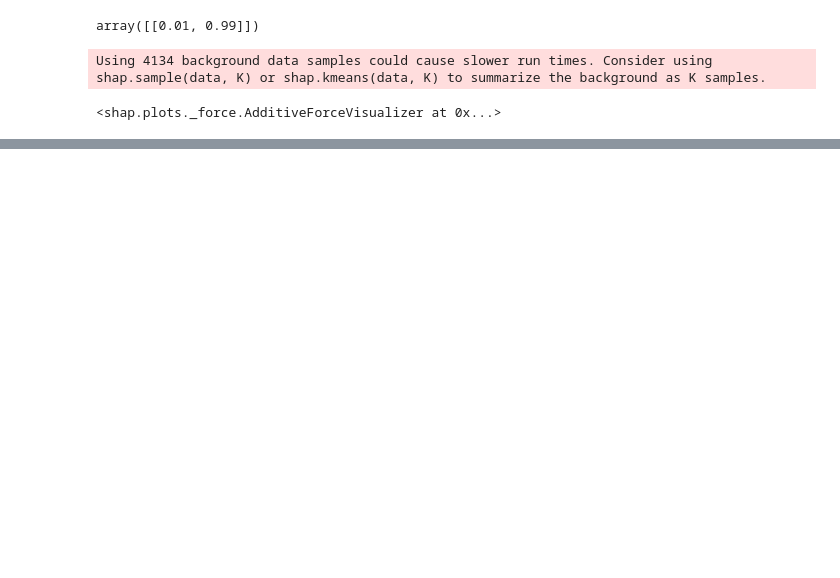
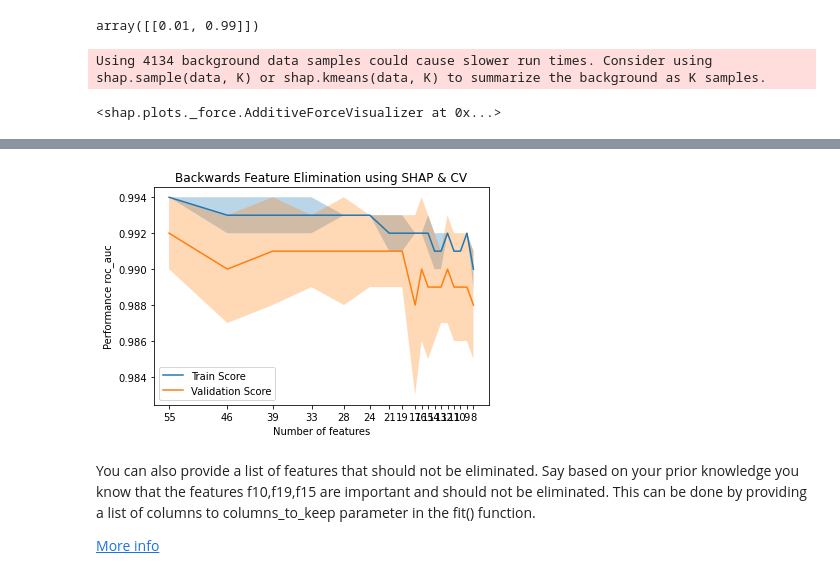
Before and after one commit to ali-unlu/predicting-drug-use, a Jupyter notebook: Feature Selection with SHAP.ipynb, the cells around one changed output, grey strips where cells are left out. Cells and saved outputs as stored; diff of their text form; code cells hidden in the pictures; blank space fills up the shorter version.

```diff
--- a/Feature Selection with SHAP.ipynb
+++ b/Feature Selection with SHAP.ipynb
@@ -231,0 +293,19 @@ Using 4134 background data samples could cause slower run times. Consider using
+# %%
+shap_elimination = ShapRFECV(
+    clf=search, step=0.2, cv=10, scoring='roc_auc', n_jobs=-1  ,min_features_to_select=4)
+report = shap_elimination.fit_compute(X_train, y_train, columns_to_keep=
+                                      ['e_cigarette','free_offer_1',
+ 'nuuska',
+ 'prob_country',
+ 'drug_user_friend_1',
+ 'risk_of_try',
+ 'no_punishment_1',
+ 'purchase_offer_1'])
+
+performance_plot = shap_elimination.plot()
+# %% [output]
+[figure, added]
+# %% [markdown]
+You can also provide a list of features that should not be eliminated. Say based on your prior knowledge you know that the features f10,f19,f15 are important and should not be eliminated. This can be done by providing a list of columns to columns_to_keep parameter in the fit() function.
+
+[More info](https://colab.research.google.com/github/ing-bank/probatus/blob/master/docs/tutorials/nb_shap_feature_elimination.ipynb#scrollTo=IODaPwATqyFo)
```
Also changed, not shown: parts of 28 cells of this notebook, 1 other file.
